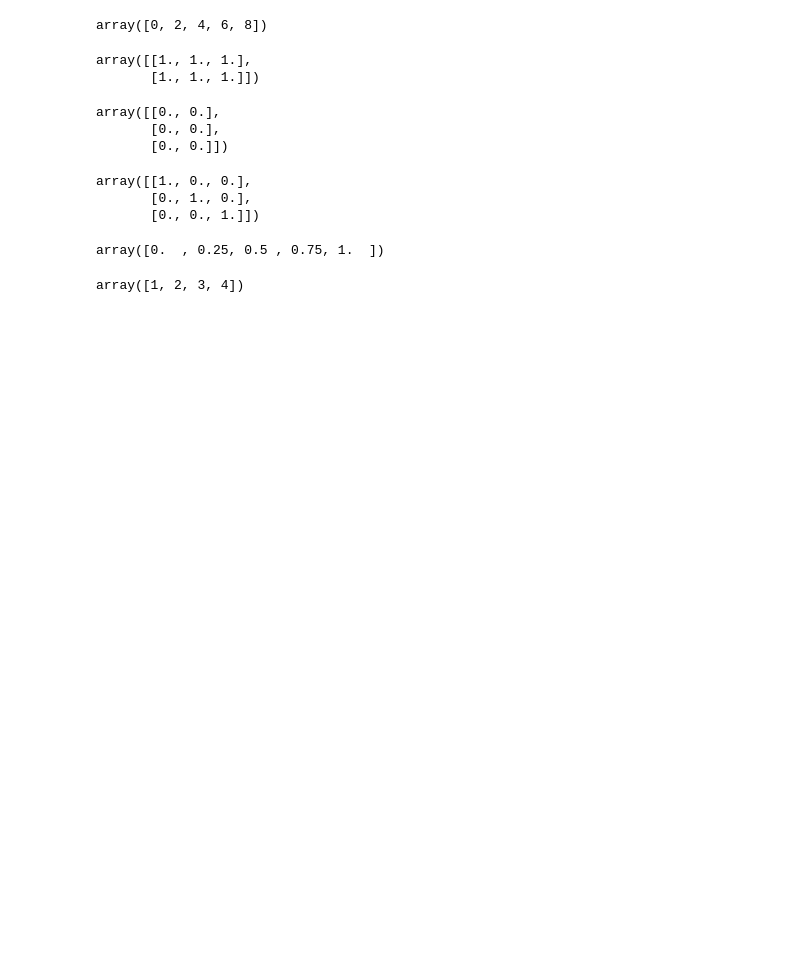
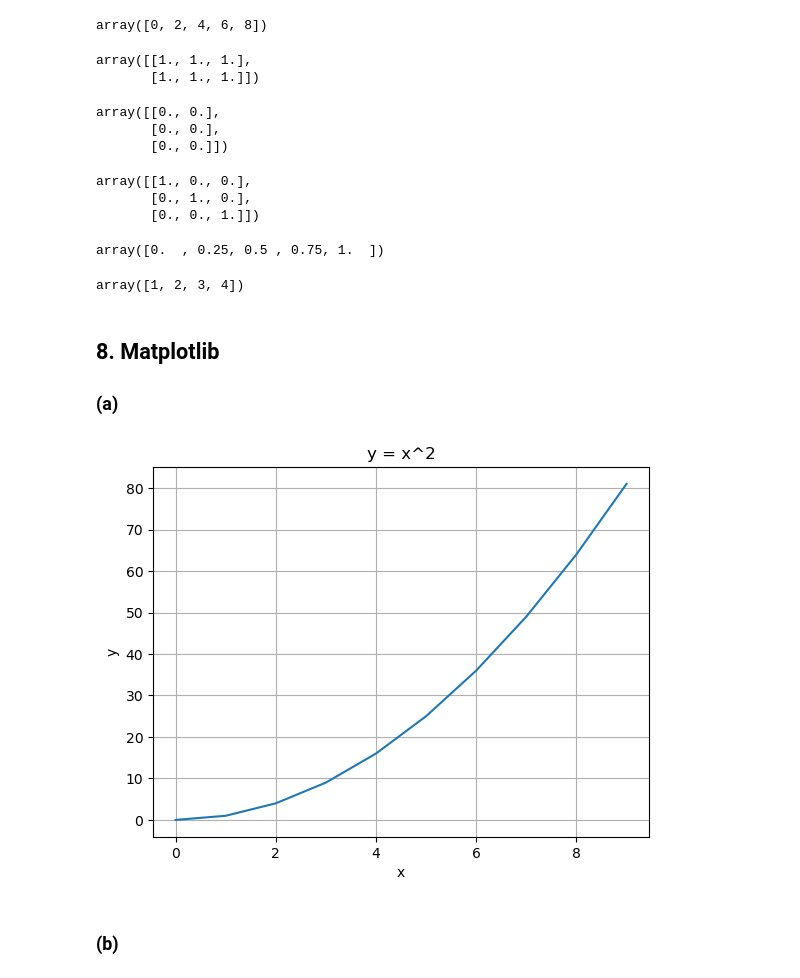
Before and after one commit to jeonghun-usc/dsci552-homework0, a Jupyter notebook: Homework_0.ipynb, the cells around one changed output. Saved outputs shown, nothing was run; the diff lists cells and outputs as text; code cells hidden in the pictures; blank space fills up the shorter version.

```diff
--- a/Homework_0.ipynb
+++ b/Homework_0.ipynb
@@ -200,3 +191,21 @@ array([0.  , 0.25, 0.5 , 0.75, 1.  ])
 np.concatenate([np.array([1, 2]), np.array([3, 4])])
 # %% [output]
 array([1, 2, 3, 4])
+# %% [markdown]
+## 8. Matplotlib
+### (a)
+# %%
+x = np.arange(0, 10)
+y = x ** 2
+# %%
+plt.figure()
+plt.plot(x, y)
+plt.title("y = x^2")
+plt.xlabel("x")
+plt.ylabel("y")
+plt.grid(True)
+plt.show()
+# %% [output]
+[figure, added]
+# %% [markdown]
+### (b)
```
Also changed, not shown: parts of 21 cells of this notebook.
